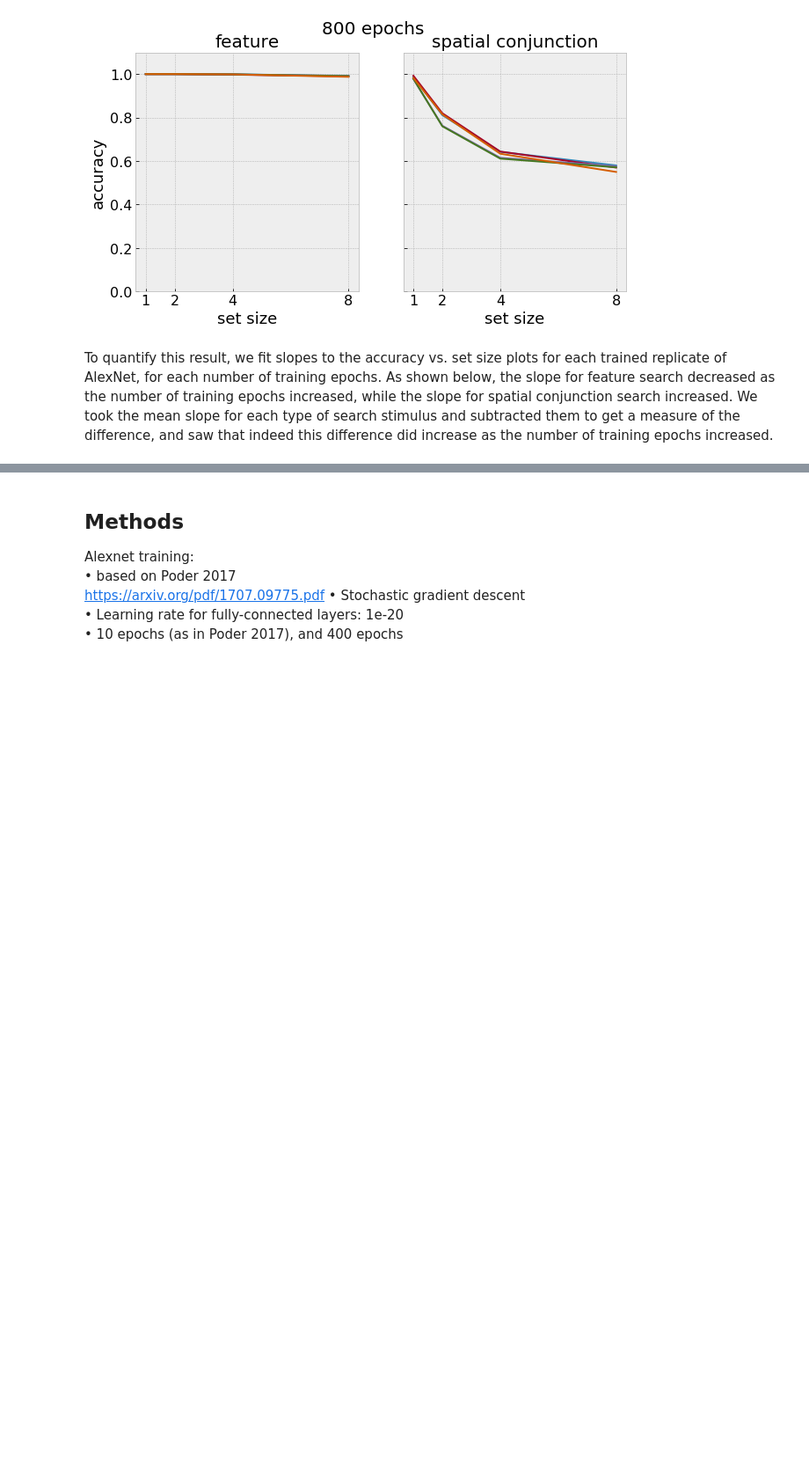
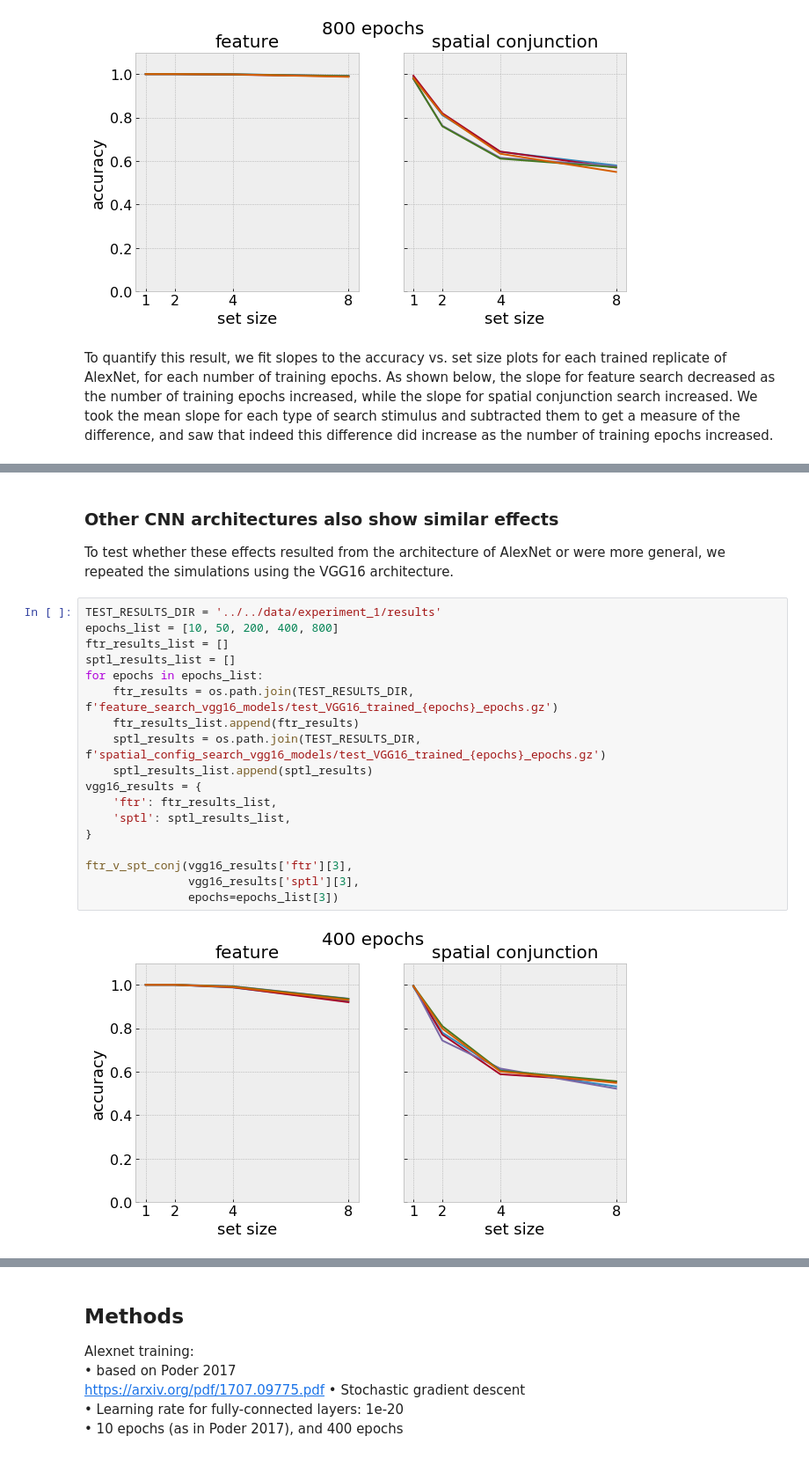
Before and after one commit to NickleDave/visual-search-nets, a Jupyter notebook: docs/notebooks/results.ipynb, the cells around one changed output, grey strips where cells are left out. Shown at 88% size. Cells and saved outputs as stored; diff of their text form; blank space fills up the shorter version.

Commit message:
update results notebooks with VGG16 figs

```diff
--- a/docs/notebooks/results.ipynb
+++ b/docs/notebooks/results.ipynb
@@ -82,0 +87,23 @@ mn_slope_by_epoch(ftr_results_list, sptl_results_list, epochs_list)
+# %% [markdown]
+### Other CNN architectures also show similar effects
+To test whether these effects resulted from the architecture of AlexNet or were more general, we repeated the simulations using the VGG16 architecture.
+# %%
+TEST_RESULTS_DIR = '../../data/experiment_1/results'
+epochs_list = [10, 50, 200, 400, 800]
+ftr_results_list = []
+sptl_results_list = []
+for epochs in epochs_list:
+    ftr_results = os.path.join(TEST_RESULTS_DIR, f'feature_search_vgg16_models/test_VGG16_trained_{epochs}_epochs.gz')
+    ftr_results_list.append(ftr_results)
+    sptl_results = os.path.join(TEST_RESULTS_DIR, f'spatial_config_search_vgg16_models/test_VGG16_trained_{epochs}_epochs.gz')
+    sptl_results_list.append(sptl_results)
+vgg16_results = {
+    'ftr': ftr_results_list,
+    'sptl': sptl_results_list,
+}
+
+ftr_v_spt_conj(vgg16_results['ftr'][3],
+               vgg16_results['sptl'][3],
+               epochs=epochs_list[3])
+# %% [output]
+[figure, added]
```
Also changed, not shown: parts of 5 cells of this notebook, 2 other files.
